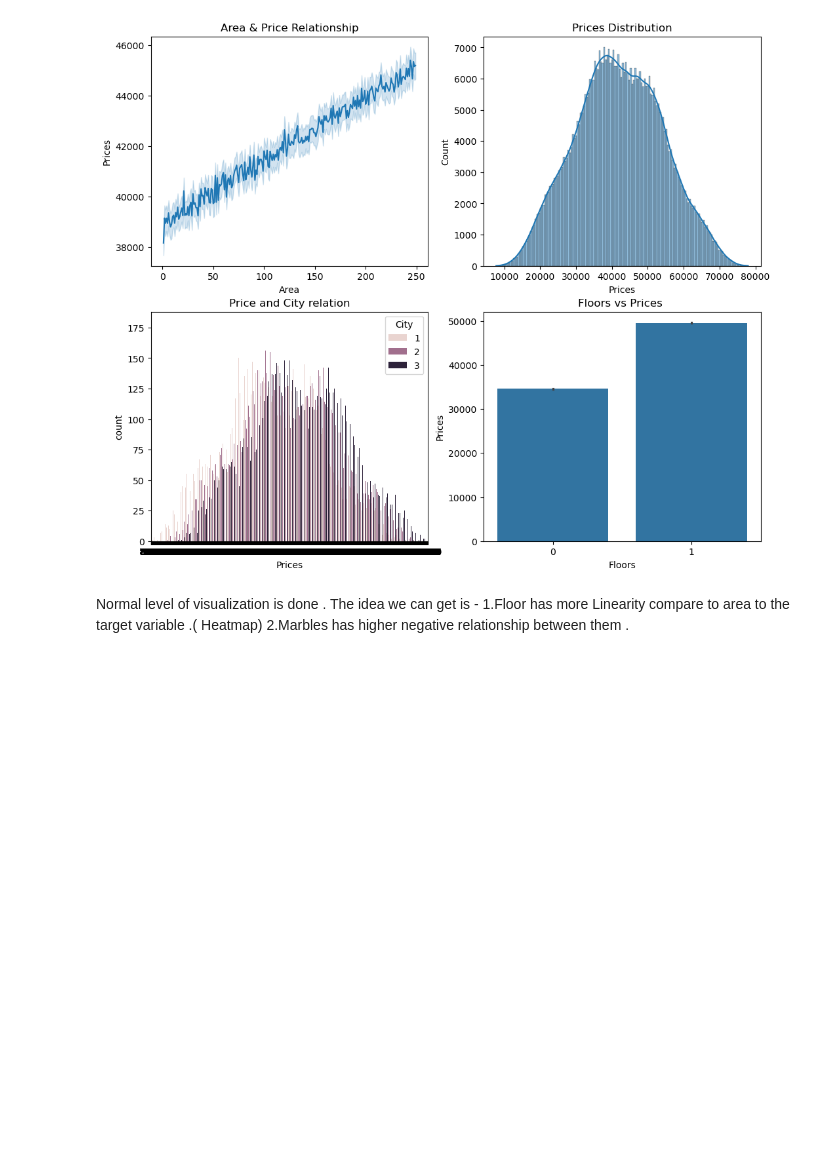
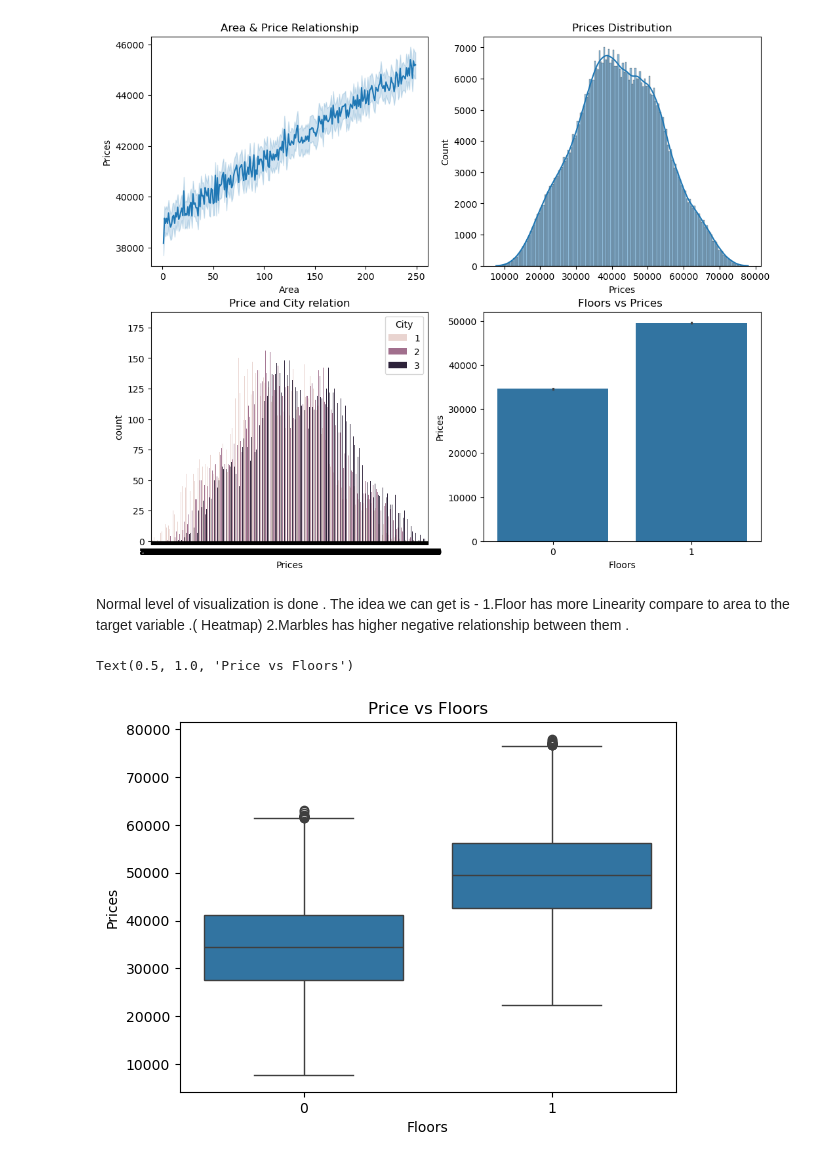
Before and after one commit to yadavchandan26/Machine-Learning, a Jupyter notebook: house_price_prediction.ipynb, the cells around one changed output. Saved outputs shown, nothing was run; the diff lists cells and outputs as text; code cells hidden in the pictures; blank space fills up the shorter version.

```diff
--- a/house_price_prediction.ipynb
+++ b/house_price_prediction.ipynb
@@ -131,7 +136,8 @@ Normal level of visualization is done . The idea we can get is -
 1.Floor has more Linearity compare to area to the target variable .( Heatmap)
 2.Marbles has higher negative relationship between them .
 # %%
-# Price distribution across different Floor levels
 sns.boxplot(data=data, x='Floors', y='Prices')
-sns.scatterplot(data=data, x='Area', y='Prices')
 plt.title("Price vs Floors")
+# %% [output]
+Text(0.5, 1.0, 'Price vs Floors')
+[figure, added]
```
Also changed, not shown: parts of 7 cells of this notebook.
